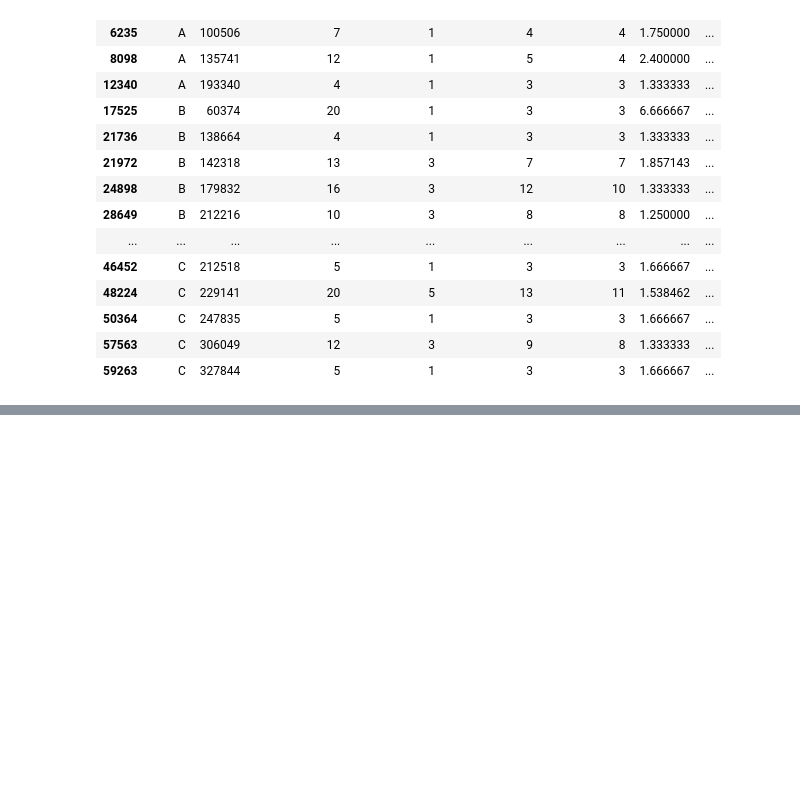
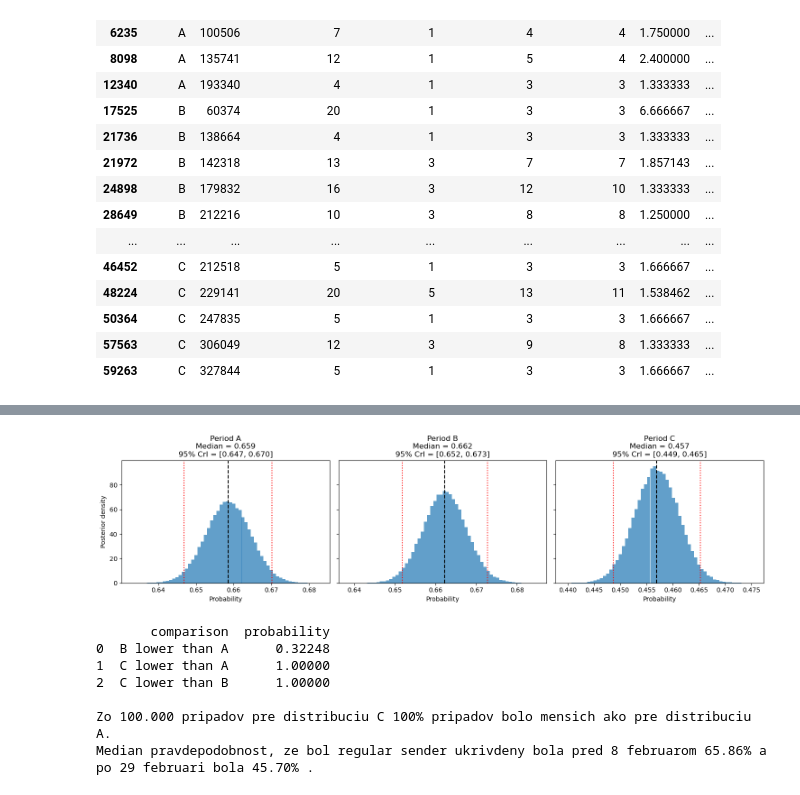
Before and after one commit to MichalZaujec/PixFed, a Jupyter notebook: bayesian_approach.ipynb, the cells around one changed output, grey strips where cells are left out. Cells and saved outputs as stored; diff of their text form; code cells hidden in the pictures; blank space fills up the shorter version.

```diff
--- a/bayesian_approach.ipynb
+++ b/bayesian_approach.ipynb
@@ -94,17 +103,28 @@ regular_senders[(regular_senders['io_days_ratio'] < .5) & (regular_senders['io_r
 | 57563 | C | 306049 | 12 | 3 | 9 | 8 | 1.333333 | ... |
 | 59263 | C | 327844 | 5 | 1 | 3 | 3 | 1.666667 | ... |
 # %%
-bayes_summary = (
-    regular_senders
-    .groupby('period', observed=True)
-    .agg(
-        n=('player', 'count'),
-        k=('low_day_receiver', 'sum'),
-        observed_rate=('low_day_receiver', 'mean')
+def get_bayes_summary(df:pd.DataFrame) -> pd.DataFrame:
+    bayes_summary = (
+        df
+        .groupby('period', observed=True)
+        .agg(
+            n=('player', 'count'),
+            k=('low_day_receiver', 'sum'),
+            observed_rate=('low_day_receiver', 'mean')
+        )
+        .reindex(period_order)
     )
-    .reindex(period_order)
-)
 
-bayes_summary['observed_rate_pct'] = bayes_summary['observed_rate'] * 100
+    bayes_summary['observed_rate_pct'] = bayes_summary['observed_rate'] * 100
 
-bayes_summary
+    # Prior parameters
+    prior_alpha = 1
+    prior_beta = 1
+
+    # Posterior parameters for each period
+    bayes_summary['posterior_alpha'] = prior_alpha + bayes_summary['k']
+    bayes_summary['posterior_beta'] = prior_beta + bayes_summary['n'] - bayes_summary['k']
+
+    return bayes_summary
+
+bayes_summary = get_bayes_summary(regular_senders)
@@ -197,0 +209,17 @@ comparison_probs
+# %%
+# nastavenie parametrov
+min_days = 2 # minimalny pocet dni aby sme povazovali hraca za sendera
+io_ratio = .8 # podiel prijatych/odoslanych kontraktov aby sme povazovali hraca za "ukrivdeneho"
+io_days_ratio = .9 # podiel dni prijatych/odoslanych kontraktov aby sme povazovali hraca za "ukrivdeneho"
+
+
+get_results(get_bayes_summary(set_params(min_days=min_days, io_ratio=io_ratio, io_days_ratio=io_days_ratio)))
+# %% [output]
+[figure, added]
+       comparison  probability
+0  B lower than A      0.32248
+1  C lower than A      1.00000
+2  C lower than B      1.00000
+
+Zo 100.000 pripadov pre distribuciu C 100% pripadov bolo mensich ako pre distribuciu A.
+Median pravdepodobnost, ze bol regular sender ukrivdeny bola pred 8 februarom 65.86% a po 29 februari bola 45.70% .
```
Also changed, not shown: parts of 7 cells of this notebook.
